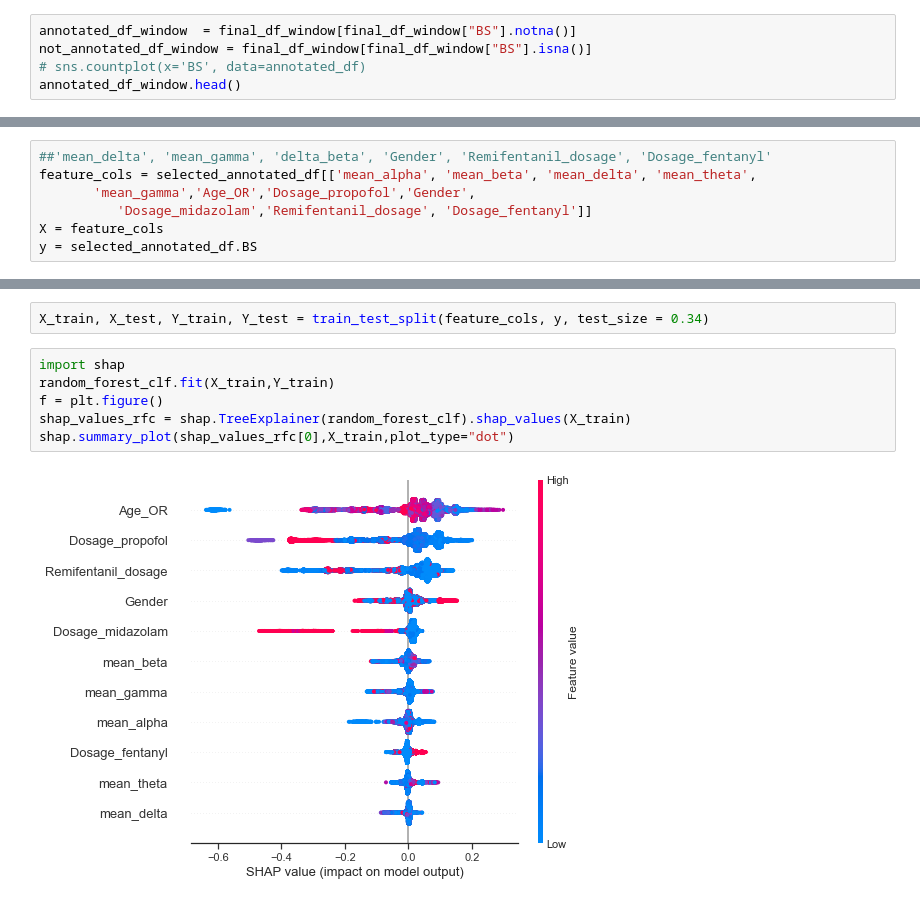
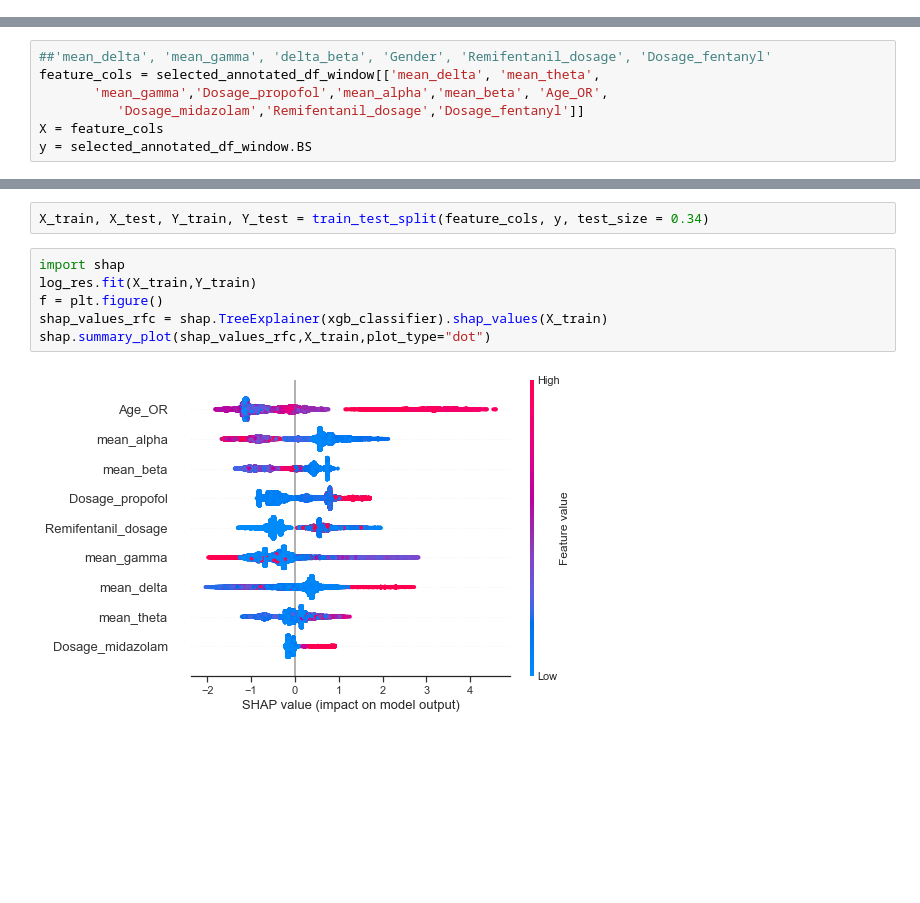
Before and after one commit to elifozkn/EEG-Burst-Suppression-Analysis, a Jupyter notebook: EEG-BS.ipynb, the cells around one changed output, grey strips where cells are left out. Cells and saved outputs as stored; diff of their text form; blank space fills up the shorter version.

Commit message:
add different window sizes for testing and clean up a bit

```diff
--- a/EEG-BS.ipynb
+++ b/EEG-BS.ipynb
@@ -1305,5 +1254,0 @@ annotated_df.head()
-# %%
-annotated_df_window  = final_df_window[final_df_window["BS"].notna()]
-not_annotated_df_window = final_df_window[final_df_window["BS"].isna()]
-# sns.countplot(x='BS', data=annotated_df)
-annotated_df_window.head()
@@ -1569,11 +1558,11 @@ from sklearn import preprocessing
 #          'Dosage_midazolam','Remifentanil_dosage', 'Dosage_fentanyl']
 # %%
 ##'mean_delta', 'mean_gamma', 'delta_beta', 'Gender', 'Remifentanil_dosage', 'Dosage_fentanyl'
-feature_cols = selected_annotated_df[['mean_alpha', 'mean_beta', 'mean_delta', 'mean_theta',
-       'mean_gamma','Age_OR','Dosage_propofol','Gender',
-          'Dosage_midazolam','Remifentanil_dosage', 'Dosage_fentanyl']]
+feature_cols = selected_annotated_df_window[['mean_delta', 'mean_theta',
+       'mean_gamma','Dosage_propofol','mean_alpha','mean_beta', 'Age_OR',
+          'Dosage_midazolam','Remifentanil_dosage','Dosage_fentanyl']]
 X = feature_cols
-y = selected_annotated_df.BS
+y = selected_annotated_df_window.BS
 # %% [markdown]
 ### Leave One Out Cross-Validation
 # %%
@@ -1880,12 +1861,12 @@ xgb.plot_importance(xgb_classifier)
 X_train, X_test, Y_train, Y_test = train_test_split(feature_cols, y, test_size = 0.34)
 # %%
 import shap
-random_forest_clf.fit(X_train,Y_train)
+log_res.fit(X_train,Y_train)
 f = plt.figure()
-shap_values_rfc = shap.TreeExplainer(random_forest_clf).shap_values(X_train)
-shap.summary_plot(shap_values_rfc[0],X_train,plot_type="dot")
+shap_values_rfc = shap.TreeExplainer(xgb_classifier).shap_values(X_train)
+shap.summary_plot(shap_values_rfc,X_train,plot_type="dot")
 # %% [output]
-[figure, old version]
+[figure, new version]
 # %%
 xgb_classifier.fit(X_train,Y_train)
 f = plt.figure()
```
Also changed, not shown: parts of 72 cells of this notebook.
